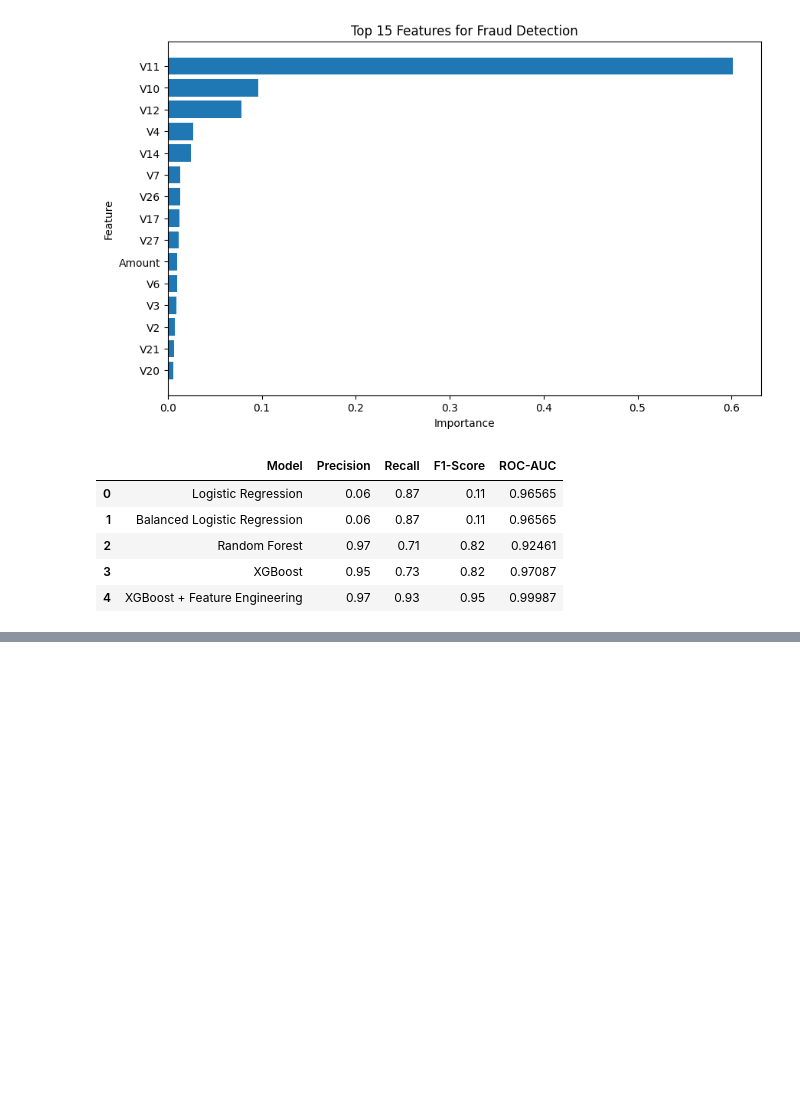
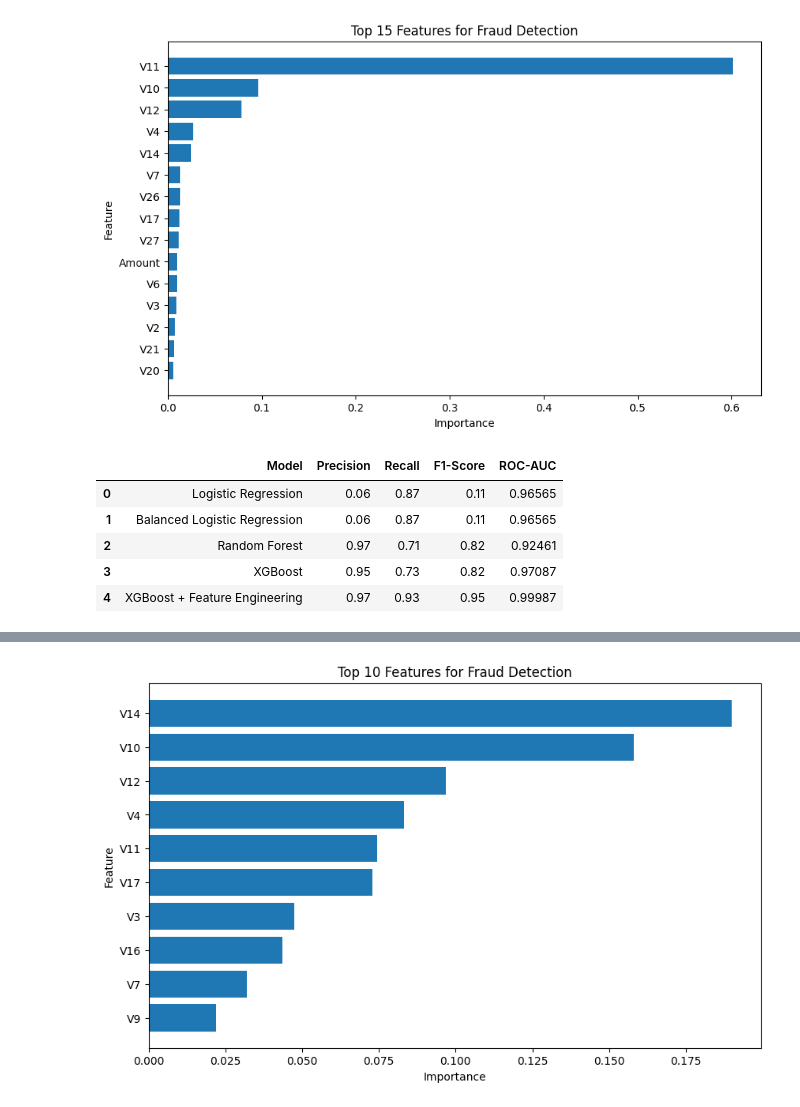
Before and after one commit to katholevidya07/transaction-fraud-detection, a Jupyter notebook: transaction_fraud_detection.ipynb.ipynb, the cells around one changed output, grey strips where cells are left out. Saved outputs shown, nothing was run; the diff lists cells and outputs as text; code cells hidden in the pictures; blank space fills up the shorter version.

```diff
--- a/transaction_fraud_detection.ipynb.ipynb
+++ b/transaction_fraud_detection.ipynb.ipynb
@@ -1198,0 +1529,16 @@ comparison
+# %%
+import pandas as pd
+import matplotlib.pyplot as plt
+
+feature_importance = pd.DataFrame({
+    'Feature': X_train.columns,
+    'Importance': rf_tuned.feature_importances_
+})
+
+feature_importance = feature_importance.sort_values(
+    by='Importance',
+    ascending=False
+)
+
+print("Top 10 Features:")
+print(feature_importance.head(10))
@@ -1198,0 +1558,15 @@ comparison
+# %%
+top_features = feature_importance.head(10)
+
+plt.figure(figsize=(10, 6))
+plt.barh(
+    top_features['Feature'][::-1],
+    top_features['Importance'][::-1]
+)
+
+plt.xlabel('Importance')
+plt.ylabel('Feature')
+plt.title('Top 10 Features for Fraud Detection')
+plt.show()
+# %% [output]
+[figure, added]
```
Also changed, not shown: parts of 54 cells of this notebook.
